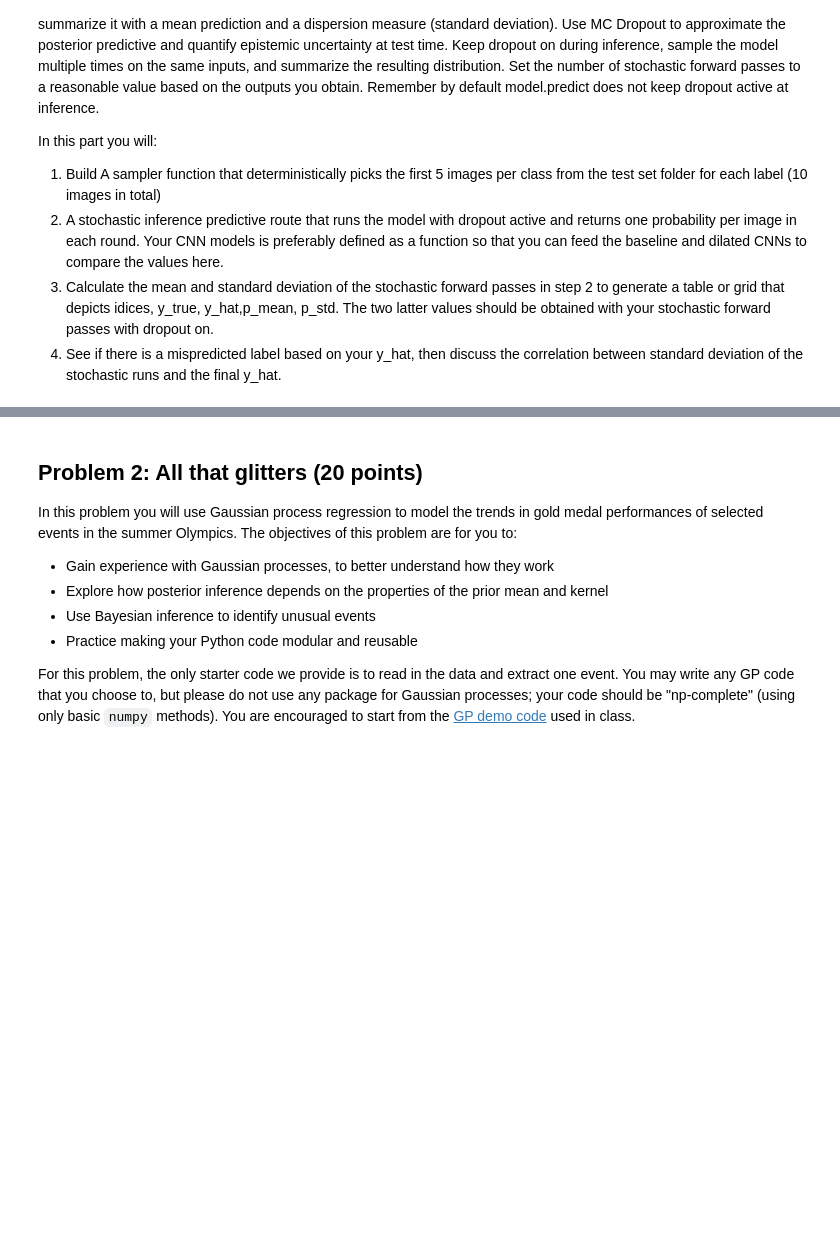
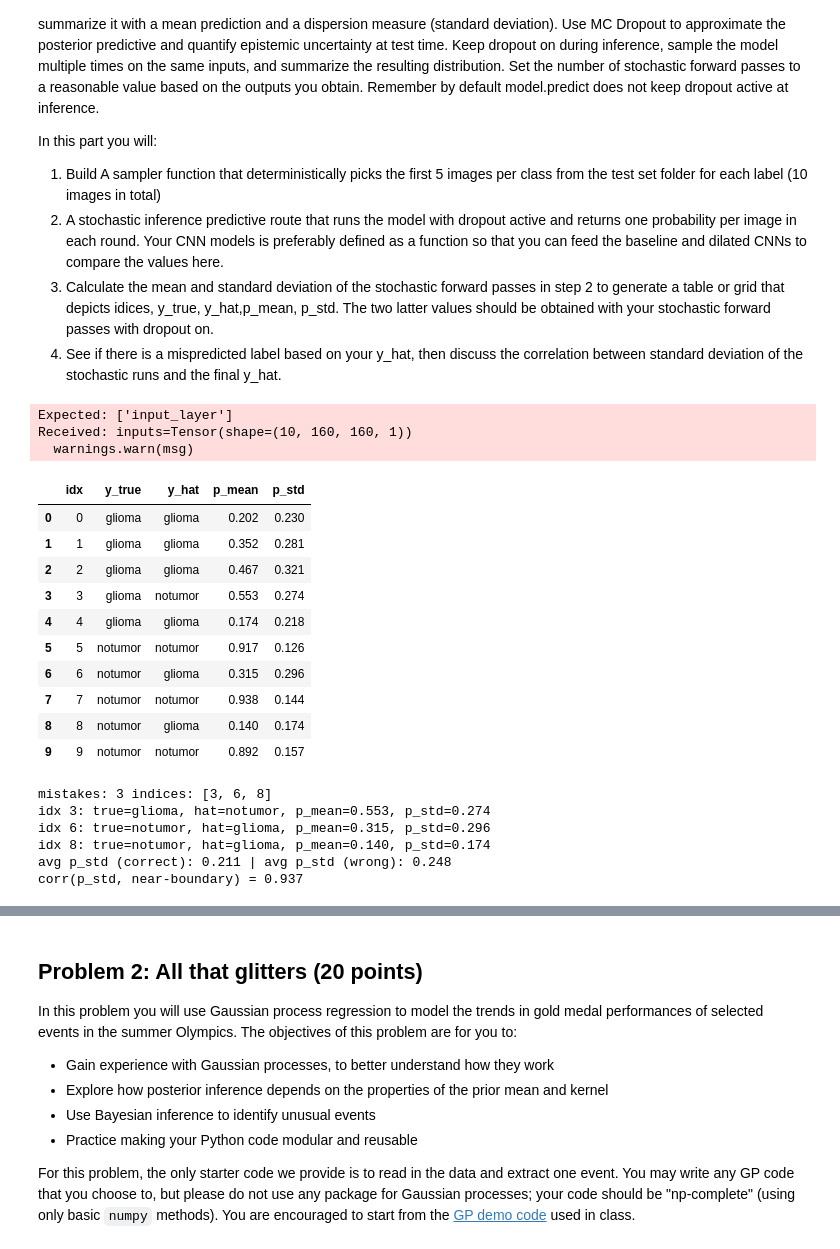
Before and after one commit to fenleichen-ui/Assignment-2, a Jupyter notebook: assignments/assn2/assn2.ipynb, the cells around one changed output, grey strips where cells are left out. Drawn from its saved outputs; the diff is of its cells as text; code cells hidden in the pictures; blank space fills up the shorter version.

```diff
--- a/assignments/assn2/assn2.ipynb
+++ b/assignments/assn2/assn2.ipynb
@@ -749,0 +771,65 @@ import matplotlib.pyplot as plt
+# %%
+def mc_predict(model, X, T=50, BATCH_SIZE = 32):
+  N = X.shape[0]
+  out = np.empty((T,N), dtype=np.float32)
+  for t in range(T):
+    preds = []
+    for i in range(0, N, BATCH_SIZE):
+      xb = X[i:i+BATCH_SIZE]
+      preds.append(model(xb, training = True).numpy().ravel()) #returns a single probablity for each image
+    out[t] = np.concatenate(preds, axis = 0)
+  return out
+
+pairs = list_k_classes(TEST_DIR, CLASS_NAMES, k=K)
+paths, y_true = zip(*pairs)
+X = preprocessing(list(paths), IMG_SIZE)   # shape: (N, 160, 160, 1)
+y_true = np.array(y_true, dtype=np.int32)
+P = mc_predict(model_base, X, T=50, BATCH_SIZE=32)
+p_mean = P.mean(axis=0)
+p_std = P.std(axis=0, ddof=1)
+y_hat = (p_mean >= 0.5).astype(int)
+df = pd.DataFrame({
+  "idx": range(len(X)),
+  "y_true": [CLASS_NAMES[y] for y in y_true],
+  "y_hat":  [CLASS_NAMES[y] for y in y_hat],
+  "p_mean": [f"{v:.3f}" for v in p_mean],
+  "p_std":  [f"{v:.3f}" for v in p_std],
+})
+df
+# %% [output]
+Expected: ['input_layer']
+Received: inputs=Tensor(shape=(10, 160, 160, 1))
+  warnings.warn(msg)
+|  | idx | y_true | y_hat | p_mean | p_std |
+| 0 | 0 | glioma | glioma | 0.202 | 0.230 |
+| 1 | 1 | glioma | glioma | 0.352 | 0.281 |
+| 2 | 2 | glioma | glioma | 0.467 | 0.321 |
+| 3 | 3 | glioma | notumor | 0.553 | 0.274 |
+| 4 | 4 | glioma | glioma | 0.174 | 0.218 |
+| 5 | 5 | notumor | notumor | 0.917 | 0.126 |
+| 6 | 6 | notumor | glioma | 0.315 | 0.296 |
+| 7 | 7 | notumor | notumor | 0.938 | 0.144 |
+| 8 | 8 | notumor | glioma | 0.140 | 0.174 |
+| 9 | 9 | notumor | notumor | 0.892 | 0.157 |
+# %%
+mis = np.where(y_hat != y_true)[0]
+print("mistakes:", len(mis), "indices:", mis.tolist())
+if len(mis):
+    for i in mis:
+        print(f"idx {i}: true={CLASS_NAMES[y_true[i]]}, hat={CLASS_NAMES[y_hat[i]]}, "
+              f"p_mean={p_mean[i]:.3f}, p_std={p_std[i]:.3f}")
+
+std_correct = p_std[y_hat == y_true].mean() if np.any(y_hat == y_true) else float('nan')
+std_wrong   = p_std[y_hat != y_true].mean() if np.any(y_hat != y_true) else float('nan')
+print(f"avg p_std (correct): {std_correct:.3f} | avg p_std (wrong): {std_wrong:.3f}")
+
+margin = np.abs(p_mean - 0.5)       #smaller margin = closer to boundary
+corr = np.corrcoef(p_std, -margin)[0, 1]   #positive = higher std when closer to 0.5
+print(f"corr(p_std, near-boundary) = {corr:.3f}")
+# %% [output]
+mistakes: 3 indices: [3, 6, 8]
+idx 3: true=glioma, hat=notumor, p_mean=0.553, p_std=0.274
+idx 6: true=notumor, hat=glioma, p_mean=0.315, p_std=0.296
+idx 8: true=notumor, hat=glioma, p_mean=0.140, p_std=0.174
+avg p_std (correct): 0.211 | avg p_std (wrong): 0.248
+corr(p_std, near-boundary) = 0.937
```
Also changed, not shown: parts of 11 cells of this notebook.
